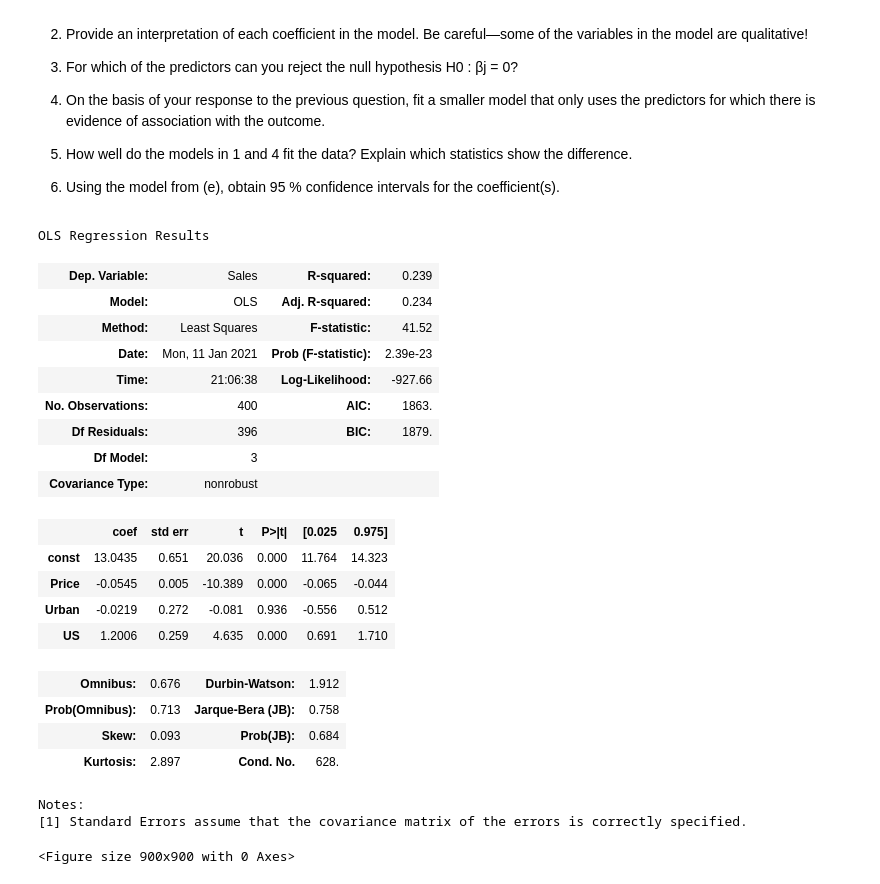
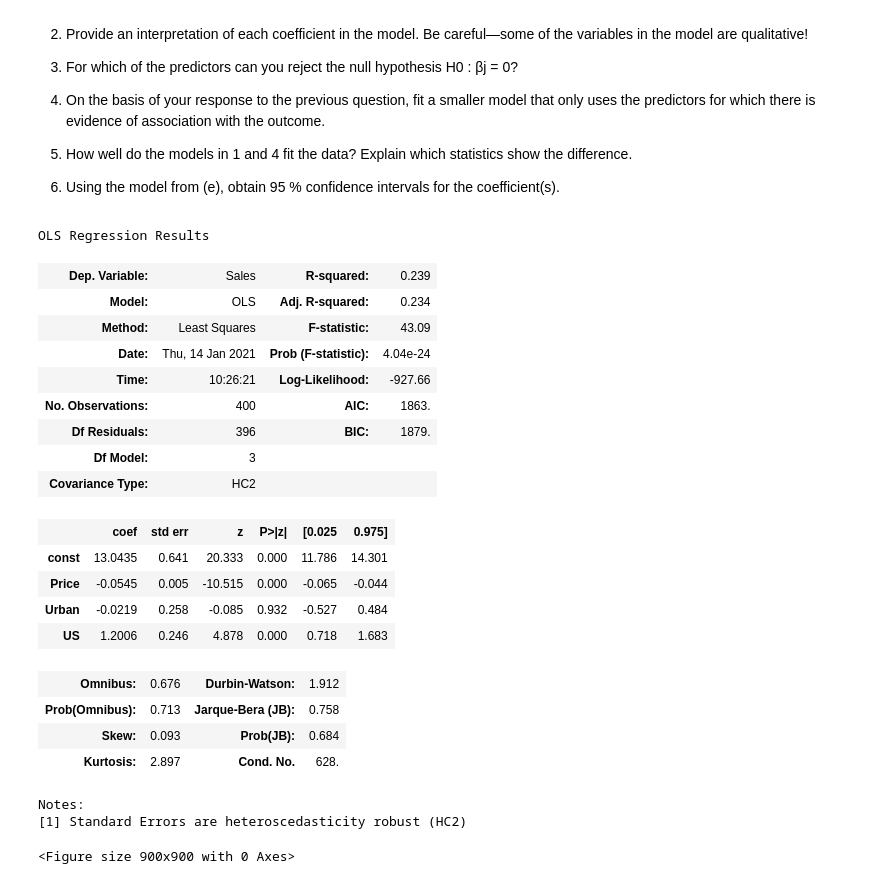
Before and after one commit to cb-ds-1/m3-2-regression-interpretation, a Jupyter notebook: workshop.ipynb, the cells around one changed output. Drawn from its saved outputs; the diff is of its cells as text; code cells hidden in the pictures.

```diff
--- a/workshop.ipynb
+++ b/workshop.ipynb
@@ -274,7 +274,7 @@ df['Target'] = df['Private'].map({'Yes':1,'No':0})
 
 x = df['Target']
 y = df['Enroll']
-est = sm.OLS(y, sm.add_constant(x)).fit()
+est = sm.OLS(y, sm.add_constant(x)).fit(cov_type='HC2')
 est.summary()
 # %% [output]
 OLS Regression Results
@@ -372,11 +372,11 @@ sns.scatterplot(data=df,x='horsepower',y='mpg')
 # %%
 df = df.dropna(subset=['horsepower','mpg'],how='any',axis=0)
 df['hp_2'] = df['horsepower'] * df['horsepower']
-df['const'] =  1
+df = sm.add_constant(df)
 X = df[['horsepower','hp_2','const']]
 y = df['mpg']
 
-est = sm.OLS(y, X).fit()
+est = sm.OLS(y, X).fit(cov_type='HC2')
 est.summary()
 # %% [output]
 OLS Regression Results
@@ -545,30 +545,30 @@ df['US'] = df['US'].map({'Yes':1, 'No':0})
 # %%
 X = df[['Price','Urban','US']]
 y = df['Sales']
-est = sm.OLS(y, sm.add_constant(X)).fit()
+est = sm.OLS(y, sm.add_constant(X)).fit(cov_type='HC2')
 est.summary()
 # %% [output]
 OLS Regression Results
 | Dep. Variable: | Sales | R-squared: | 0.239 |
 | Model: | OLS | Adj. R-squared: | 0.234 |
-| Method: | Least Squares | F-statistic: | 41.52 |
-| Date: | Mon, 11 Jan 2021 | Prob (F-statistic): | 2.39e-23 |
-| Time: | 21:06:38 | Log-Likelihood: | -927.66 |
+| Method: | Least Squares | F-statistic: | 43.09 |
+| Date: | Thu, 14 Jan 2021 | Prob (F-statistic): | 4.04e-24 |
+| Time: | 10:26:21 | Log-Likelihood: | -927.66 |
 | No. Observations: | 400 | AIC: | 1863. |
 | Df Residuals: | 396 | BIC: | 1879. |
 | Df Model: | 3 |  |  |
-| Covariance Type: | nonrobust |  |  |
+| Covariance Type: | HC2 |  |  |
-|  | coef | std err | t | P>|t| | [0.025 | 0.975] |
-| const | 13.0435 | 0.651 | 20.036 | 0.000 | 11.764 | 14.323 |
-| Price | -0.0545 | 0.005 | -10.389 | 0.000 | -0.065 | -0.044 |
-| Urban | -0.0219 | 0.272 | -0.081 | 0.936 | -0.556 | 0.512 |
-| US | 1.2006 | 0.259 | 4.635 | 0.000 | 0.691 | 1.710 |
+|  | coef | std err | z | P>|z| | [0.025 | 0.975] |
+| const | 13.0435 | 0.641 | 20.333 | 0.000 | 11.786 | 14.301 |
+| Price | -0.0545 | 0.005 | -10.515 | 0.000 | -0.065 | -0.044 |
+| Urban | -0.0219 | 0.258 | -0.085 | 0.932 | -0.527 | 0.484 |
+| US | 1.2006 | 0.246 | 4.878 | 0.000 | 0.718 | 1.683 |
 | Omnibus: | 0.676 | Durbin-Watson: | 1.912 |
 | Prob(Omnibus): | 0.713 | Jarque-Bera (JB): | 0.758 |
 | Skew: | 0.093 | Prob(JB): | 0.684 |
 | Kurtosis: | 2.897 | Cond. No. | 628. |
 Notes:
-[1] Standard Errors assume that the covariance matrix of the errors is correctly specified.
+[1] Standard Errors are heteroscedasticity robust (HC2)
 # %%
 fig = plt.figure(dpi=150, figsize=(6,6))
 
```
Also changed, not shown: parts of 18 cells of this notebook.
